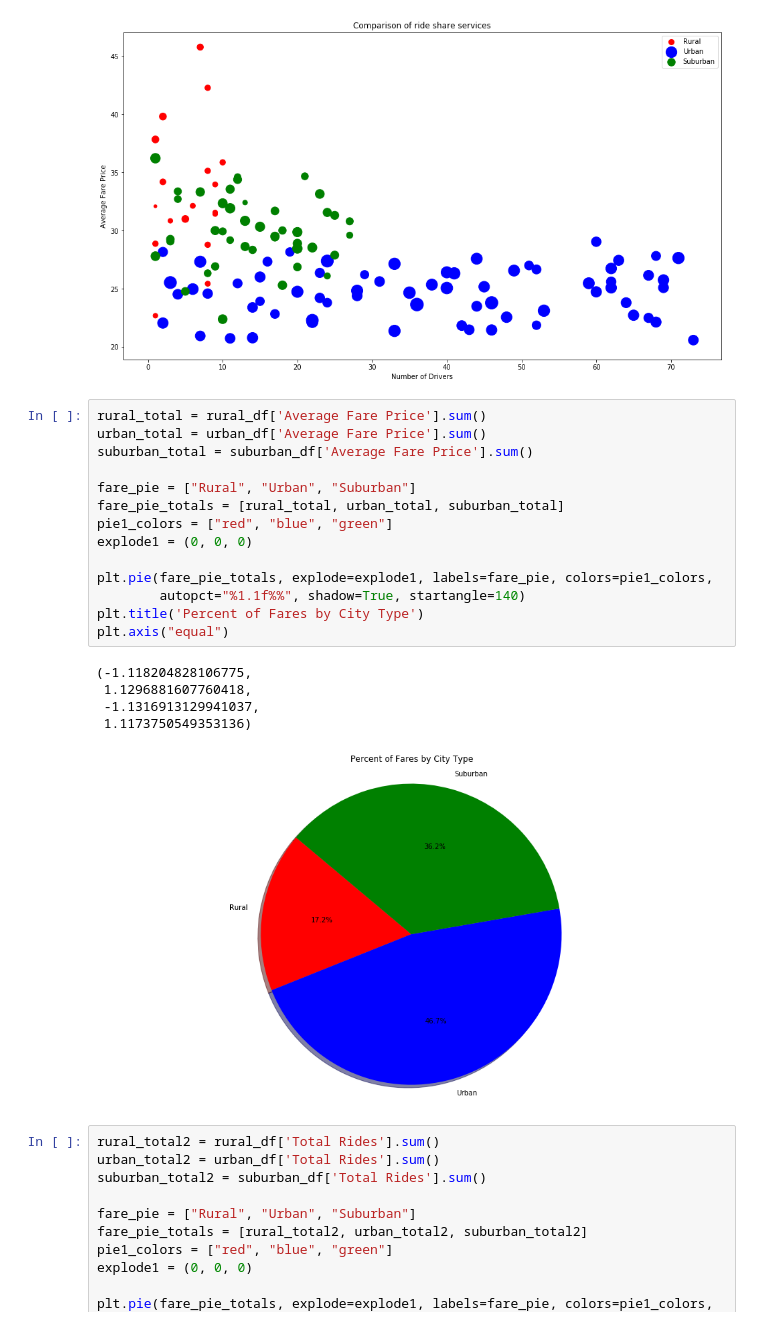
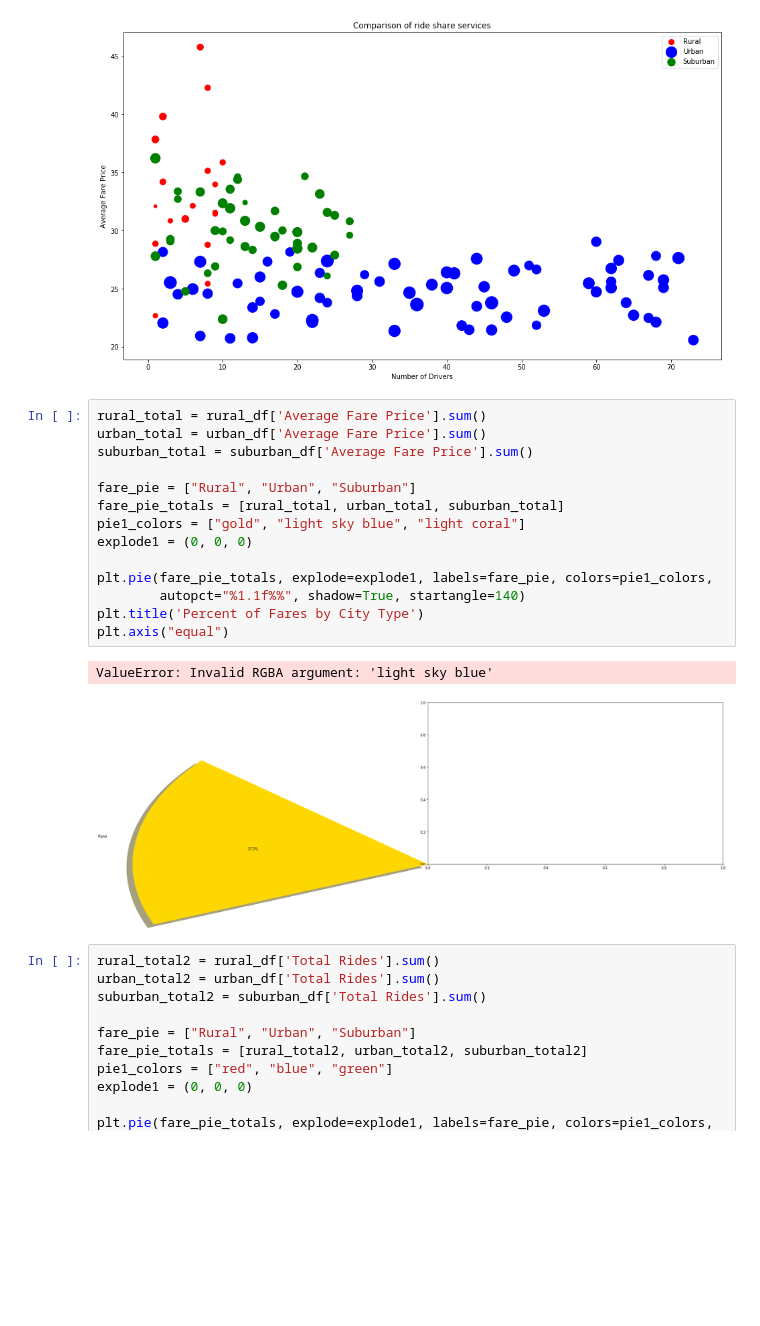
Before and after one commit to guthrieburns/Matplotlib-Homework, a Jupyter notebook: Pyber.ipynb, the cells around one changed output. Drawn from its saved outputs; the diff is of its cells as text; blank space fills up the shorter version.

```diff
--- a/Pyber.ipynb
+++ b/Pyber.ipynb
@@ -125,23 +125,20 @@ plt.show()
 # %%
 rural_total = rural_df['Average Fare Price'].sum()
 urban_total = urban_df['Average Fare Price'].sum()
 suburban_total = suburban_df['Average Fare Price'].sum()
 
 fare_pie = ["Rural", "Urban", "Suburban"]
 fare_pie_totals = [rural_total, urban_total, suburban_total]
-pie1_colors = ["red", "blue", "green"]
+pie1_colors = ["gold", "light sky blue", "light coral"]
 explode1 = (0, 0, 0)
 
 plt.pie(fare_pie_totals, explode=explode1, labels=fare_pie, colors=pie1_colors,
         autopct="%1.1f%%", shadow=True, startangle=140)
 plt.title('Percent of Fares by City Type')
 plt.axis("equal")
 # %% [output]
-(-1.118204828106775,
- 1.1296881607760418,
- -1.1316913129941037,
- 1.1173750549353136)
+ValueError: Invalid RGBA argument: 'light sky blue'
-[figure, old version]
+[figure, new version]
 # %%
 rural_total2 = rural_df['Total Rides'].sum()
 urban_total2 = urban_df['Total Rides'].sum()
```
Also changed, not shown: parts of 1 cell of this notebook.
